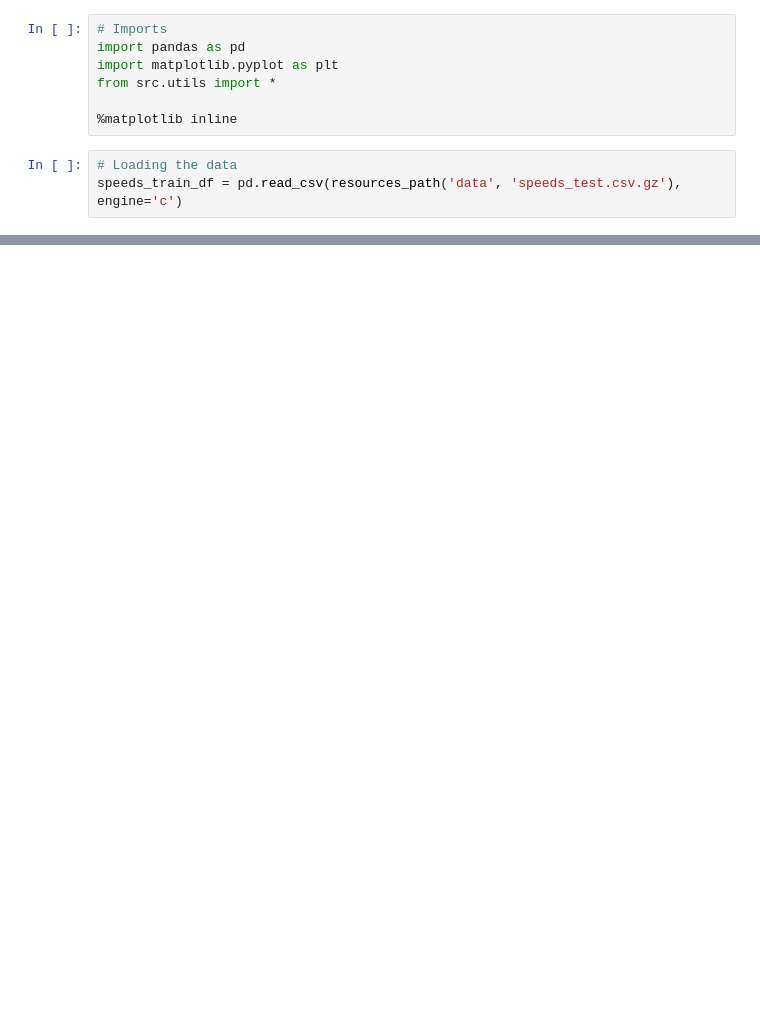
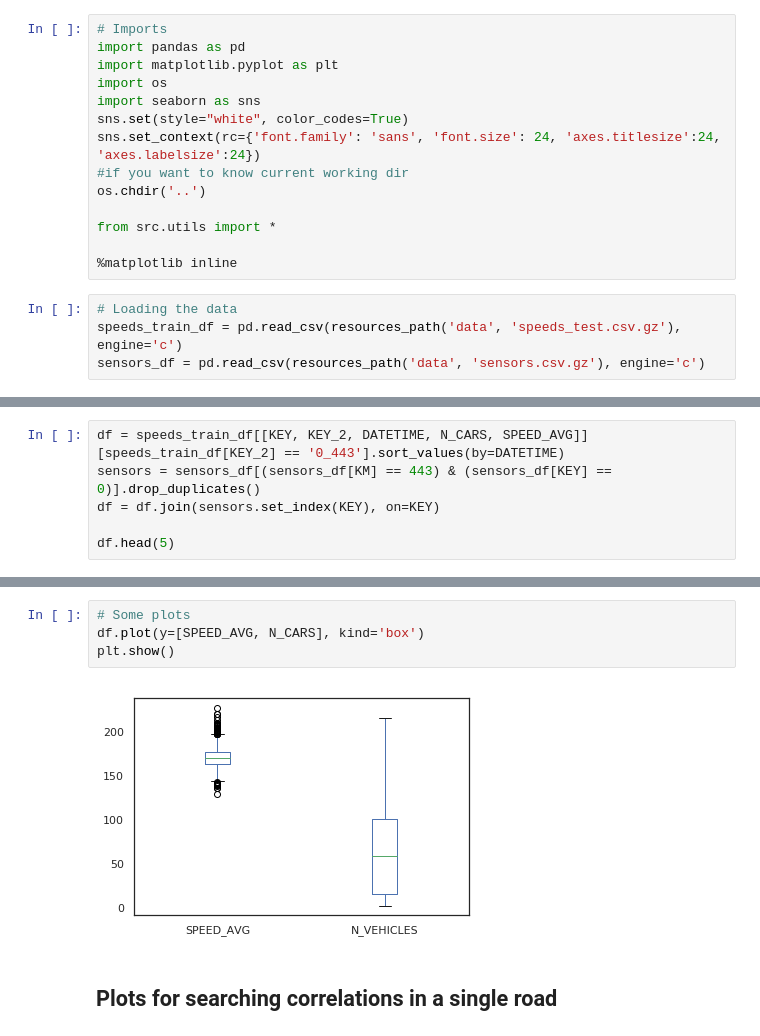
Before and after one commit to gianpy15/DMProject, a Jupyter notebook: notebooks/data_visualization.ipynb, the cells around one changed output, grey strips where cells are left out. Cells and saved outputs as stored; diff of their text form; blank space fills up the shorter version.

Commit message:
Update data visualization file

```diff
--- a/notebooks/data_visualization.ipynb
+++ b/notebooks/data_visualization.ipynb
@@ -2,12 +2,20 @@
 # Imports
 import pandas as pd
 import matplotlib.pyplot as plt
+import os
+import seaborn as sns
+sns.set(style="white", color_codes=True)
+sns.set_context(rc={'font.family': 'sans', 'font.size': 24, 'axes.titlesize':24, 'axes.labelsize':24})
+#if you want to know current working dir
+os.chdir('..')
+
 from src.utils import *
 
 %matplotlib inline
 # %%
 # Loading the data
 speeds_train_df = pd.read_csv(resources_path('data', 'speeds_test.csv.gz'), engine='c')
+sensors_df = pd.read_csv(resources_path('data', 'sensors.csv.gz'), engine='c')
 # %%
 # Processing data
 first_sensor = speeds_train_df[(speeds_train_df['KEY_2'] == '0_443')]
@@ -36,0 +45,6 @@ max     216.000000
+# %%
+df = speeds_train_df[[KEY, KEY_2, DATETIME, N_CARS, SPEED_AVG]][speeds_train_df[KEY_2] == '0_443'].sort_values(by=DATETIME)
+sensors = sensors_df[(sensors_df[KM] == 443) & (sensors_df[KEY] == 0)].drop_duplicates()
+df = df.join(sensors.set_index(KEY), on=KEY)
+
+df.head(5)
@@ -36,0 +58,8 @@ max     216.000000
+# %%
+# Some plots
+df.plot(y=[SPEED_AVG, N_CARS], kind='box')
+plt.show()
+# %% [output]
+[figure, added]
+# %% [markdown]
+## Plots for searching correlations in a single road
```
Also changed, not shown: parts of 7 cells of this notebook, 1 other file.
